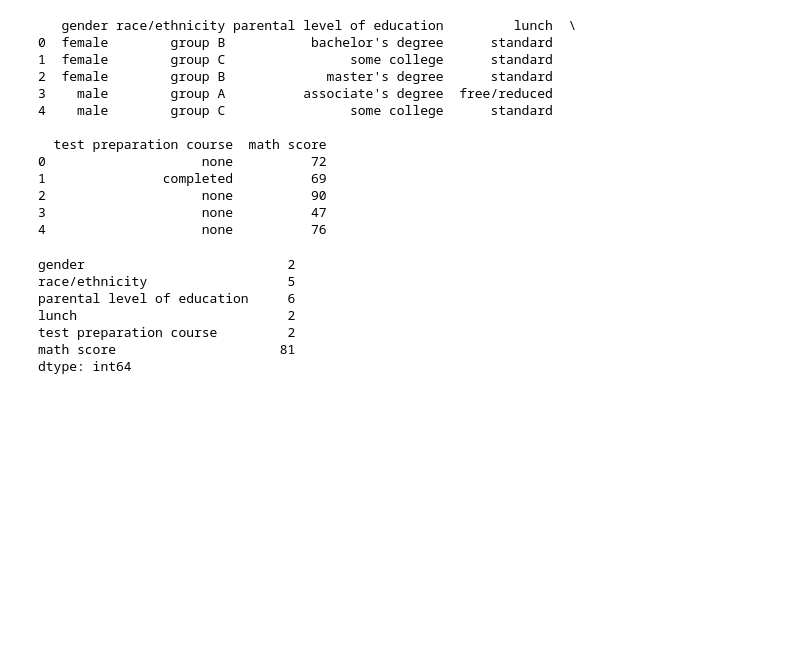
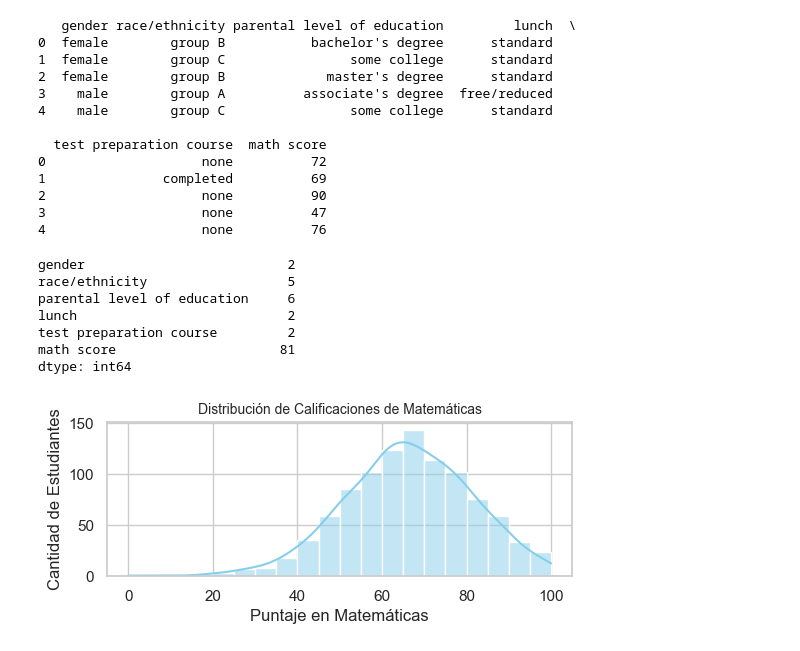
Before and after one commit to Estefania-8/ProyectoIA, a Jupyter notebook: Analisis.ipynb, the cells around one changed output. Cells and saved outputs as stored; diff of their text form; code cells hidden in the pictures; blank space fills up the shorter version.

Commit message:
realizacion del histograma  y comenzamos con la correlacion de la variable target

```diff
--- a/Analisis.ipynb
+++ b/Analisis.ipynb
@@ -72,3 +72,18 @@ lunch                           2
 test preparation course         2
 math score                     81
 dtype: int64
+# %%
+sns.set(style="whitegrid")
+# Crear el histograma
+plt.figure(figsize=(6, 2))
+sns.histplot(data=df, x="math score", bins=20, kde=True, color="skyblue")
+
+# Títulos
+plt.title("Distribución de Calificaciones de Matemáticas", fontsize=10)
+plt.xlabel("Puntaje en Matemáticas")
+plt.ylabel("Cantidad de Estudiantes")
+
+# Mostrar el gráfico
+plt.show()
+# %% [output]
+[figure, added]
```
Also changed, not shown: parts of 3 cells of this notebook.
